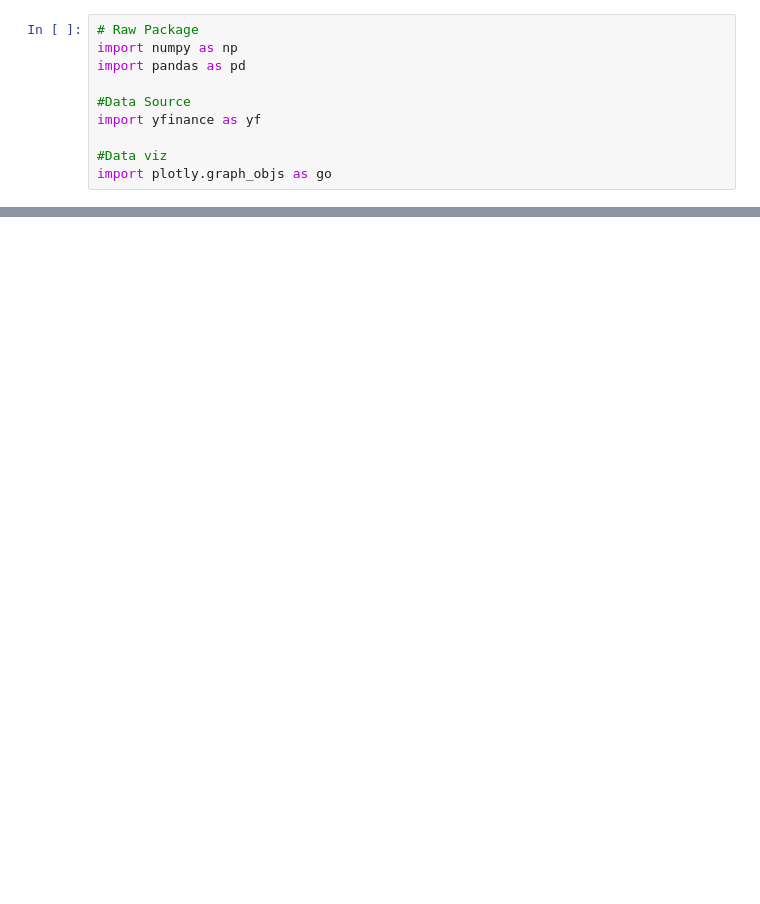
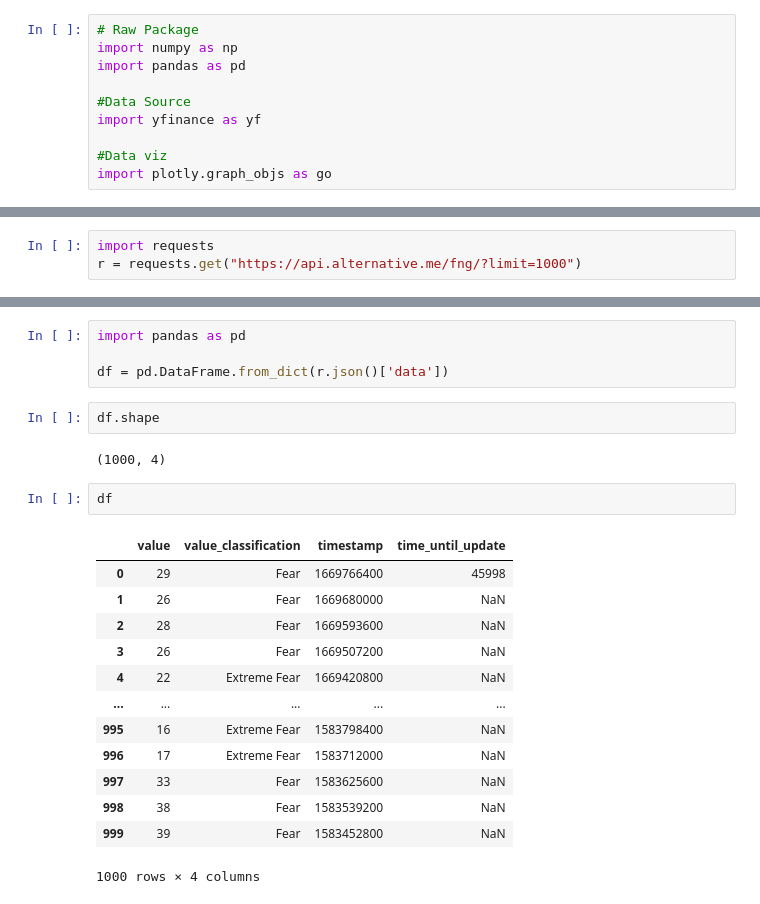
Before and after one commit to TMIRANDE/CryptoYdays, a Jupyter notebook: lecture_cryptos.ipynb, the cells around one changed output, grey strips where cells are left out. Drawn from its saved outputs; the diff is of its cells as text; blank space fills up the shorter version.

```diff
--- a/lecture_cryptos.ipynb
+++ b/lecture_cryptos.ipynb
@@ -111,0 +102,3 @@ sns.lineplot(data=data, x=data.index, y='Close')
+# %%
+import requests
+r = requests.get("https://api.alternative.me/fng/?limit=1000")
@@ -111,0 +125,24 @@ sns.lineplot(data=data, x=data.index, y='Close')
+# %%
+import pandas as pd
+
+df = pd.DataFrame.from_dict(r.json()['data'])
+# %%
+df.shape
+# %% [output]
+(1000, 4)
+# %%
+df
+# %% [output]
+|  | value | value_classification | timestamp | time_until_update |
+| 0 | 29 | Fear | 1669766400 | 45998 |
+| 1 | 26 | Fear | 1669680000 | NaN |
+| 2 | 28 | Fear | 1669593600 | NaN |
+| 3 | 26 | Fear | 1669507200 | NaN |
+| 4 | 22 | Extreme Fear | 1669420800 | NaN |
+| ... | ... | ... | ... | ... |
+| 995 | 16 | Extreme Fear | 1583798400 | NaN |
+| 996 | 17 | Extreme Fear | 1583712000 | NaN |
+| 997 | 33 | Fear | 1583625600 | NaN |
+| 998 | 38 | Fear | 1583539200 | NaN |
+| 999 | 39 | Fear | 1583452800 | NaN |
+1000 rows × 4 columns
```
Also changed, not shown: parts of 24 cells of this notebook, 2 other files.
